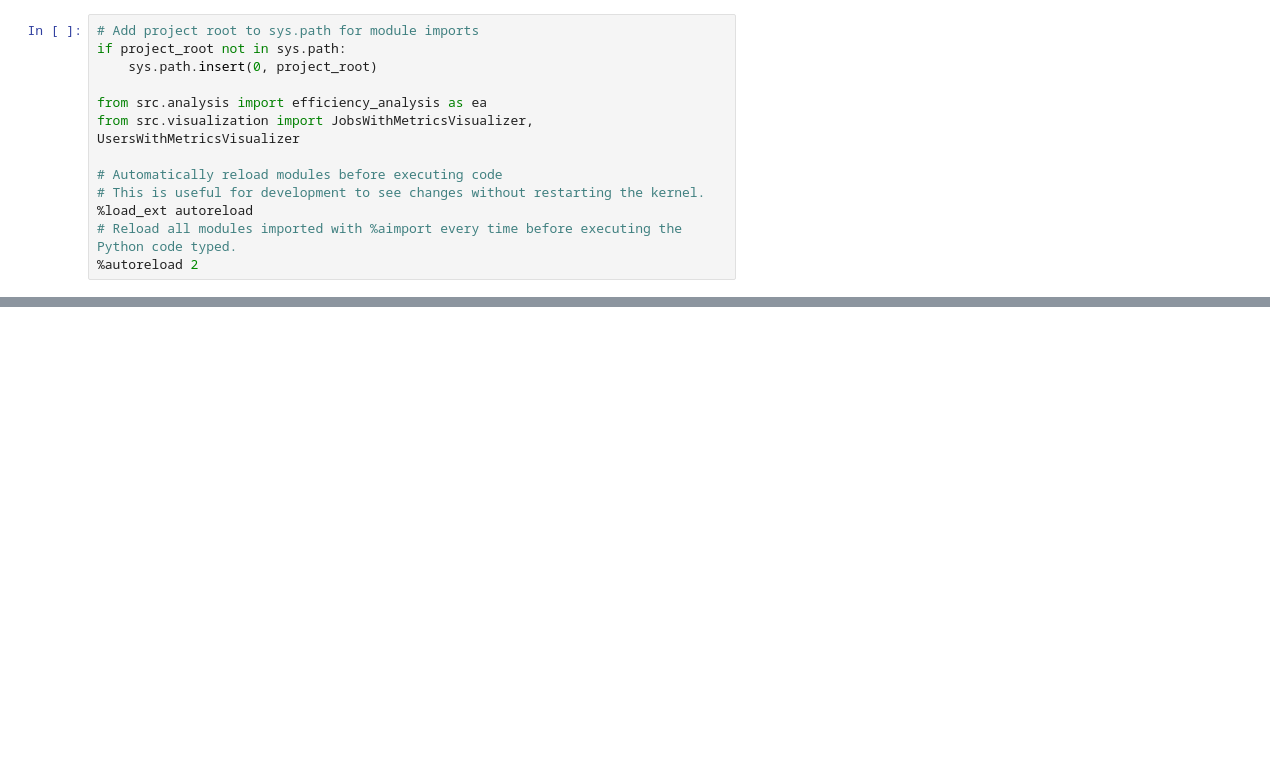
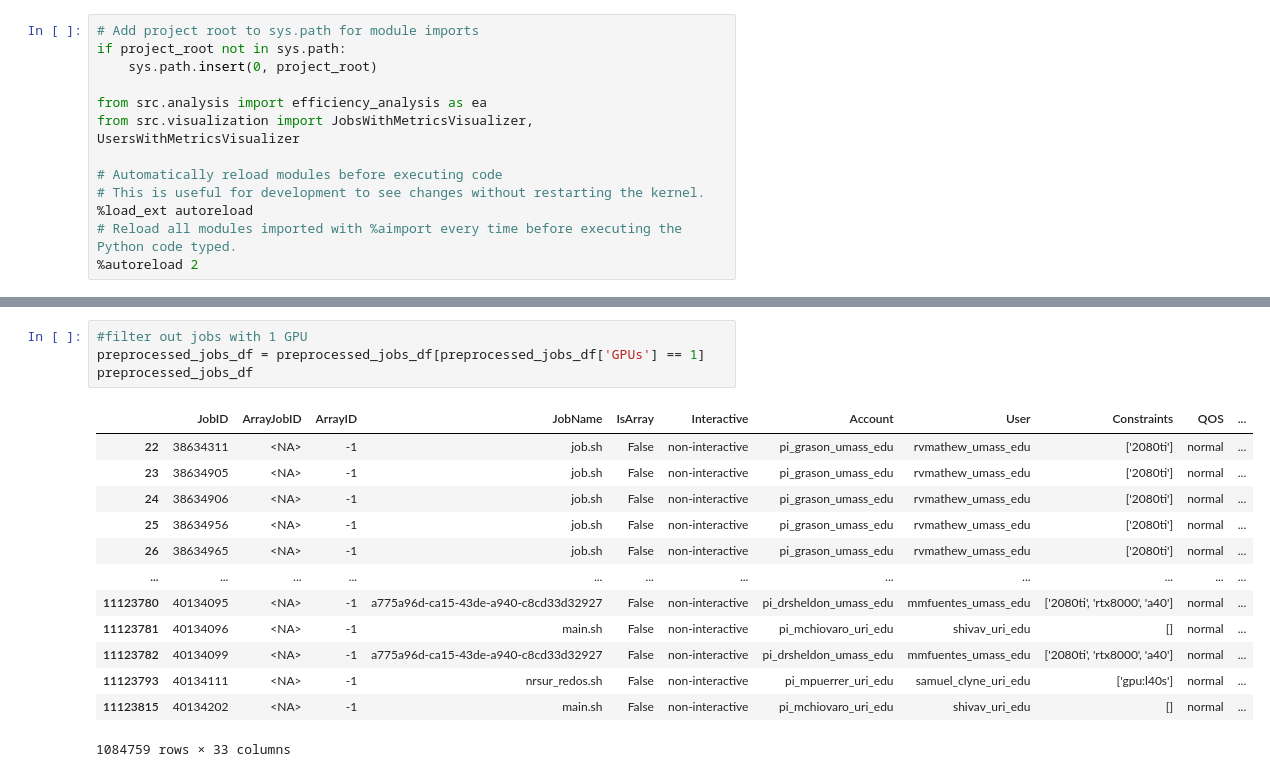
Before and after one commit to UnityHPC/ds4cg-job-analytics, a Jupyter notebook: notebooks/Constraints_versus_Partitions.ipynb, the cells around one changed output, grey strips where cells are left out. Cells and saved outputs as stored; diff of their text form; blank space fills up the shorter version.

Commit message:
committing constraints vs partitions

```diff
--- a/notebooks/Constraints_versus_Partitions.ipynb
+++ b/notebooks/Constraints_versus_Partitions.ipynb
@@ -39,0 +52,18 @@ C:\Users\Nitya Karthik A\anaconda3\envs\duckdb\python.exe (PID 24884)
+# %%
+#filter out jobs with 1 GPU
+preprocessed_jobs_df = preprocessed_jobs_df[preprocessed_jobs_df['GPUs'] == 1]
+preprocessed_jobs_df
+# %% [output]
+|  | JobID | ArrayJobID | ArrayID | JobName | IsArray | Interactive | Account | User | Constraints | QOS | ... |
+| 22 | 38634311 | <NA> | -1 | job.sh | False | non-interactive | pi_grason_umass_edu | rvmathew_umass_edu | ['2080ti'] | normal | ... |
+| 23 | 38634905 | <NA> | -1 | job.sh | False | non-interactive | pi_grason_umass_edu | rvmathew_umass_edu | ['2080ti'] | normal | ... |
+| 24 | 38634906 | <NA> | -1 | job.sh | False | non-interactive | pi_grason_umass_edu | rvmathew_umass_edu | ['2080ti'] | normal | ... |
+| 25 | 38634956 | <NA> | -1 | job.sh | False | non-interactive | pi_grason_umass_edu | rvmathew_umass_edu | ['2080ti'] | normal | ... |
+| 26 | 38634965 | <NA> | -1 | job.sh | False | non-interactive | pi_grason_umass_edu | rvmathew_umass_edu | ['2080ti'] | normal | ... |
+| ... | ... | ... | ... | ... | ... | ... | ... | ... | ... | ... | ... |
+| 11123780 | 40134095 | <NA> | -1 | a775a96d-ca15-43de-a940-c8cd33d32927 | False | non-interactive | pi_drsheldon_umass_edu | mmfuentes_umass_edu | ['2080ti', 'rtx8000', 'a40'] | normal | ... |
+| 11123781 | 40134096 | <NA> | -1 | main.sh | False | non-interactive | pi_mchiovaro_uri_edu | shivav_uri_edu | [] | normal | ... |
+| 11123782 | 40134099 | <NA> | -1 | a775a96d-ca15-43de-a940-c8cd33d32927 | False | non-interactive | pi_drsheldon_umass_edu | mmfuentes_umass_edu | ['2080ti', 'rtx8000', 'a40'] | normal | ... |
+| 11123793 | 40134111 | <NA> | -1 | nrsur_redos.sh | False | non-interactive | pi_mpuerrer_uri_edu | samuel_clyne_uri_edu | ['gpu:l40s'] | normal | ... |
+| 11123815 | 40134202 | <NA> | -1 | main.sh | False | non-interactive | pi_mchiovaro_uri_edu | shivav_uri_edu | [] | normal | ... |
+1084759 rows × 33 columns
```
Also changed, not shown: parts of 12 cells of this notebook.
